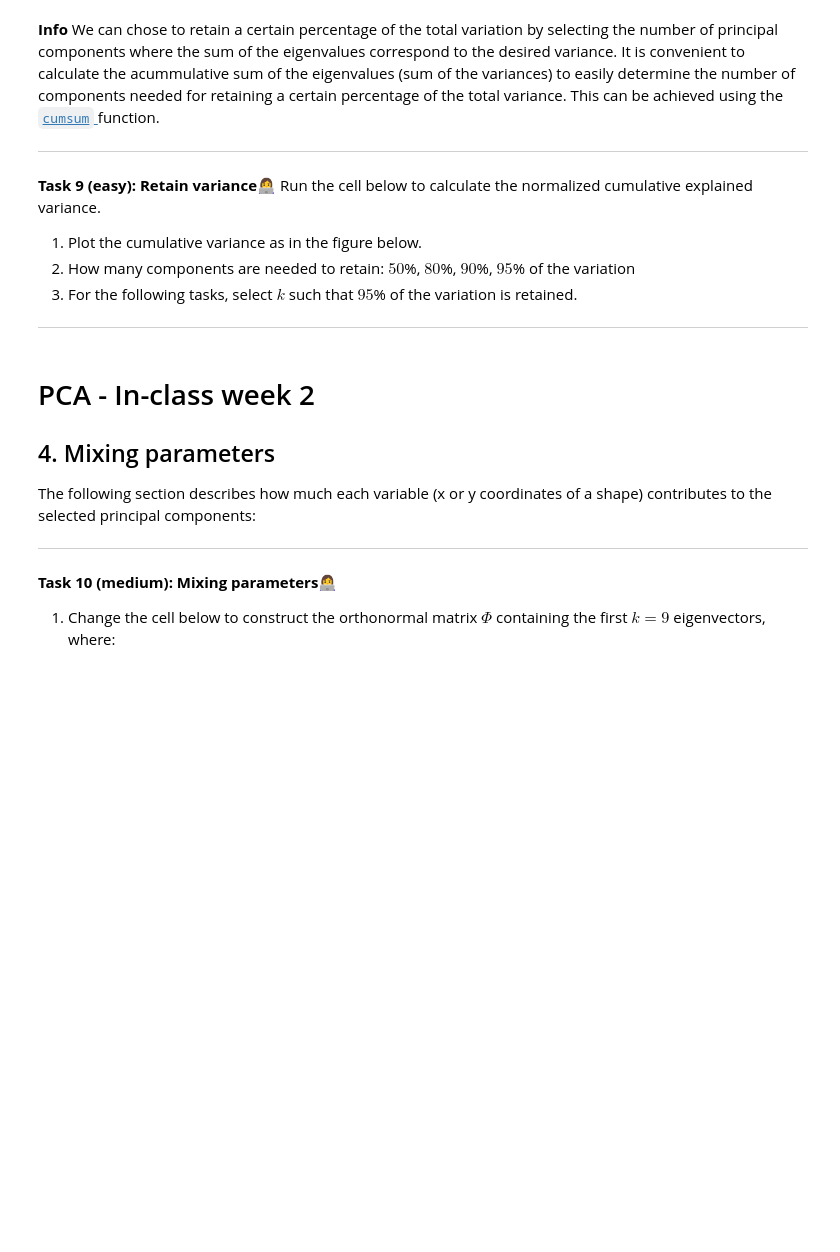
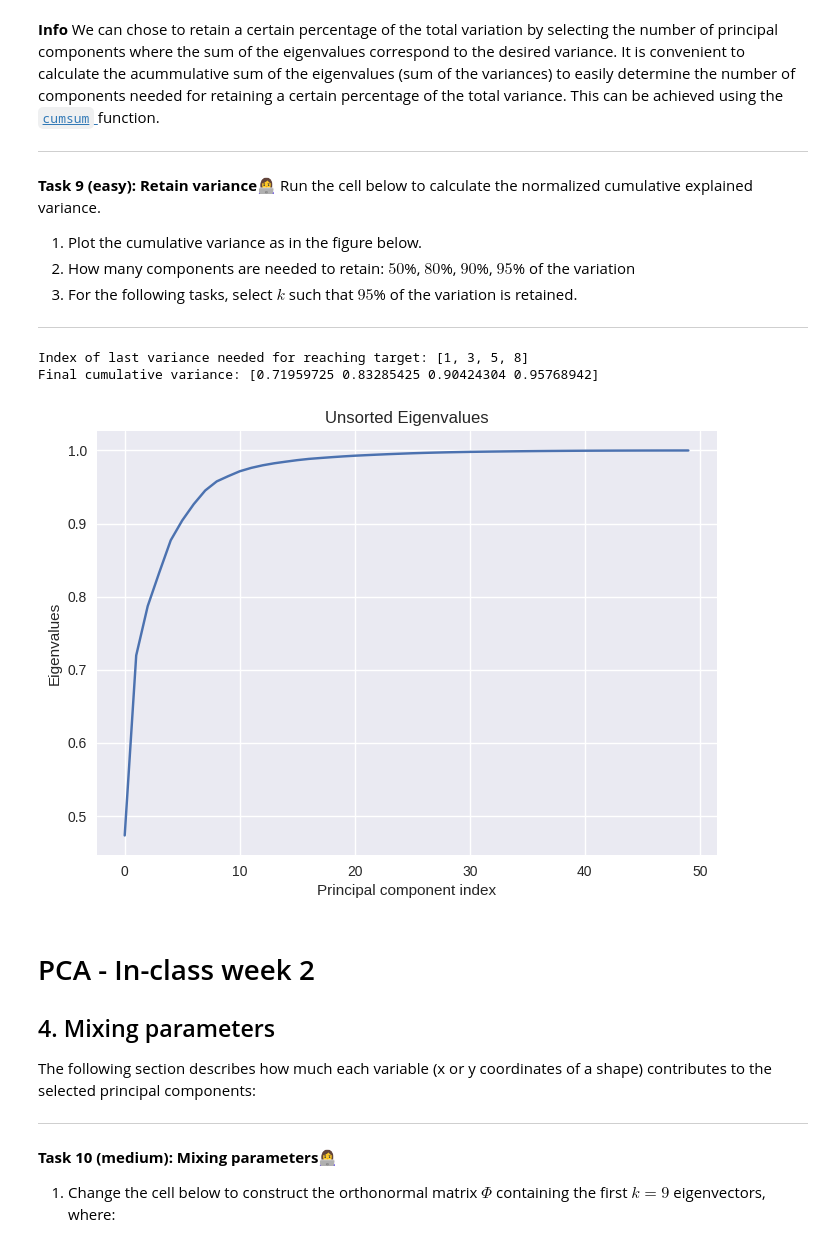
Before and after one commit to Slug-Boi-ITU-Repositories/iml_exercises, a Jupyter notebook: pca_inclass/inclass11.ipynb, the cells around one changed output. Saved outputs shown, nothing was run; the diff lists cells and outputs as text; code cells hidden in the pictures; blank space fills up the shorter version.

```diff
--- a/pca_inclass/inclass11.ipynb
+++ b/pca_inclass/inclass11.ipynb
@@ -188,7 +241,29 @@ Run the cell below to calculate the normalized cumulative explained variance.
 # %%
 cumulative_variance_ratio = np.cumsum(sorted_eigenvalues) / np.sum(sorted_eigenvalues)
 
+targets = [0.5, 0.8, 0.9, 0.95]
+index = [-1, -1, -1, -1]
+for i, variance in enumerate(cumulative_variance_ratio):
+    for j, target in enumerate(targets):
+        if variance >= target and index[j] == -1:
+            index[j] = i
+    if index[-1] != -1:
+        break
+
+
+print("Index of last variance needed for reaching target:", index)
+print("Final cumulative variance:", cumulative_variance_ratio[index])
+
+plt.title("Unsorted Eigenvalues")
+plt.xlabel("Principal component index")
+plt.ylabel("Eigenvalues")
+plt.plot(cumulative_variance_ratio)
+plt.show()
 # Write your solution here
+# %% [output]
+Index of last variance needed for reaching target: [1, 3, 5, 8]
+Final cumulative variance: [0.71959725 0.83285425 0.90424304 0.95768942]
+[figure, added]
 # %% [markdown]
 # PCA - In-class week 2
 ## 4. Mixing parameters
```
Also changed, not shown: parts of 6 cells of this notebook, 1 other file.
